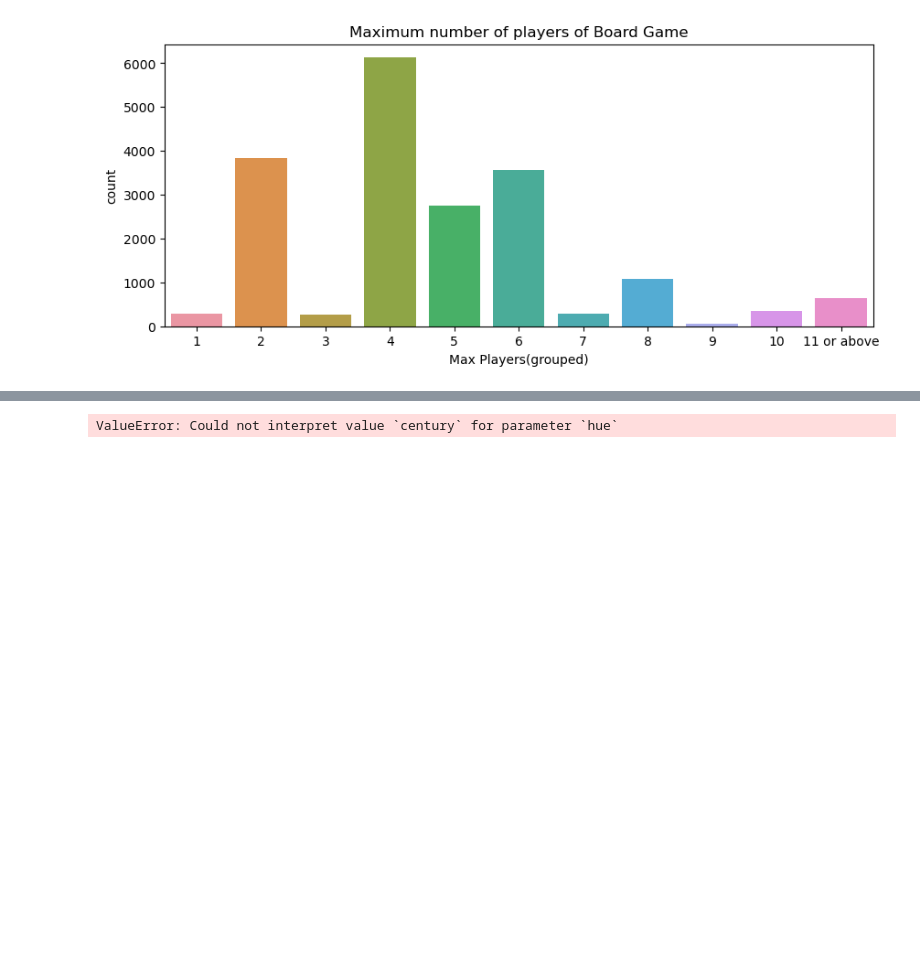
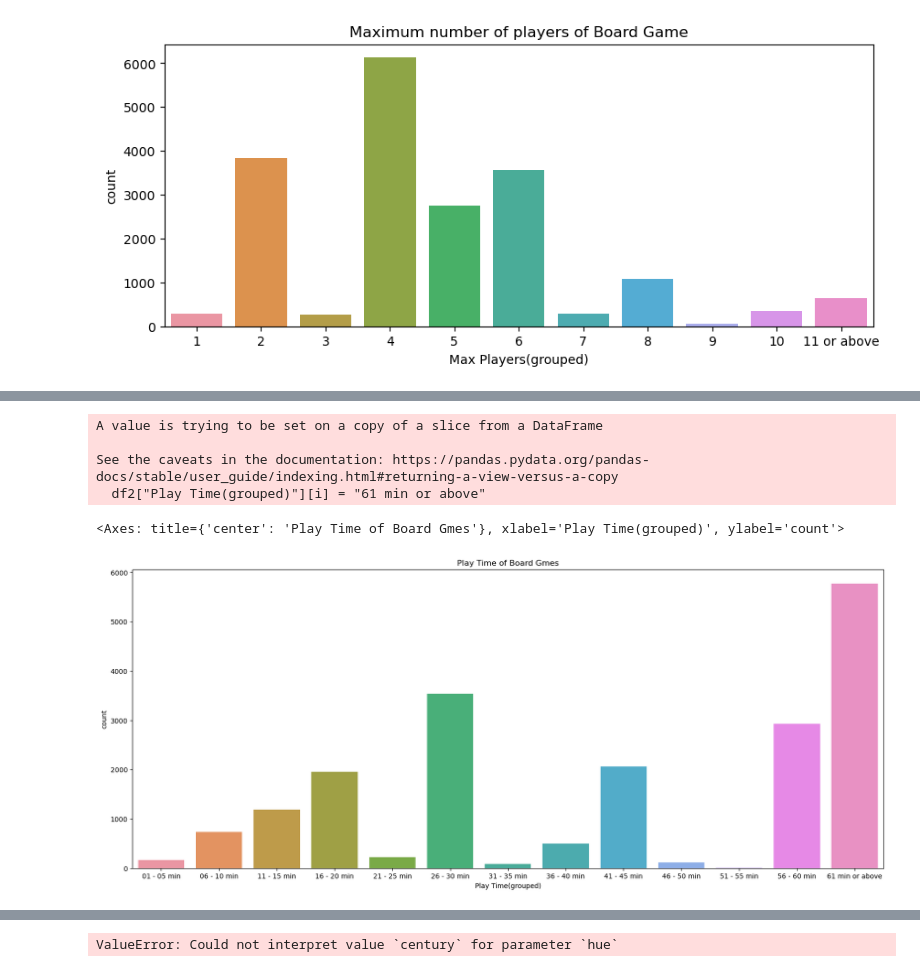
Before and after one commit to DovWong/EDA-PRoject, a Jupyter notebook: Start.ipynb, the cells around one changed output, grey strips where cells are left out. Drawn from its saved outputs; the diff is of its cells as text; code cells hidden in the pictures; blank space fills up the shorter version.

```diff
--- a/Start.ipynb
+++ b/Start.ipynb
@@ -435,0 +438,42 @@ See the caveats in the documentation: https://pandas.pydata.org/pandas-docs/stab
+# %%
+df2["Play Time(grouped)"] = 0
+for i in range(0, df2["Play Time"].count()):
+    if df2["Play Time"][i] <= 5:
+        df2["Play Time(grouped)"][i] = "01 - 05 min"
+    elif df2["Play Time"][i] <= 10:
+        df2["Play Time(grouped)"][i] = "06 - 10 min"
+    elif df2["Play Time"][i] <= 15:
+        df2["Play Time(grouped)"][i] = "11 - 15 min"
+    elif df2["Play Time"][i] <= 20:
+        df2["Play Time(grouped)"][i] = "16 - 20 min"
+    elif df2["Play Time"][i] <= 25:
+        df2["Play Time(grouped)"][i] = "21 - 25 min"
+    elif df2["Play Time"][i] <= 30:
+        df2["Play Time(grouped)"][i] = "26 - 30 min"
+    elif df2["Play Time"][i] <= 35:
+        df2["Play Time(grouped)"][i] = "31 - 35 min"
+    elif df2["Play Time"][i] <= 40:
+        df2["Play Time(grouped)"][i] = "36 - 40 min"
+    elif df2["Play Time"][i] <= 45:
+        df2["Play Time(grouped)"][i] = "41 - 45 min"
+    elif df2["Play Time"][i] <= 50:
+        df2["Play Time(grouped)"][i] = "46 - 50 min"
+    elif df2["Play Time"][i] <= 55:
+        df2["Play Time(grouped)"][i] = "51 - 55 min"
+    elif df2["Play Time"][i] <= 60:
+        df2["Play Time(grouped)"][i] = "56 - 60 min"
+    else:
+        df2["Play Time(grouped)"][i] = "61 min or above"
+
+play_time_list = sorted(list(set(df2["Play Time(grouped)"].sort_values())))
+plt.figure(figsize=(20,8))
+#plt.figure(figsize=(10,4))
+plt.title("Play Time of Board Gmes")
+sns.countplot(x = "Play Time(grouped)", data = df2, order = play_time_list)
+# %% [output]
+A value is trying to be set on a copy of a slice from a DataFrame
+
+See the caveats in the documentation: https://pandas.pydata.org/pandas-docs/stable/user_guide/indexing.html#returning-a-view-versus-a-copy
+  df2["Play Time(grouped)"][i] = "61 min or above"
+<Axes: title={'center': 'Play Time of Board Gmes'}, xlabel='Play Time(grouped)', ylabel='count'>
+[figure, added]
```
Also changed, not shown: parts of 8 cells of this notebook.
